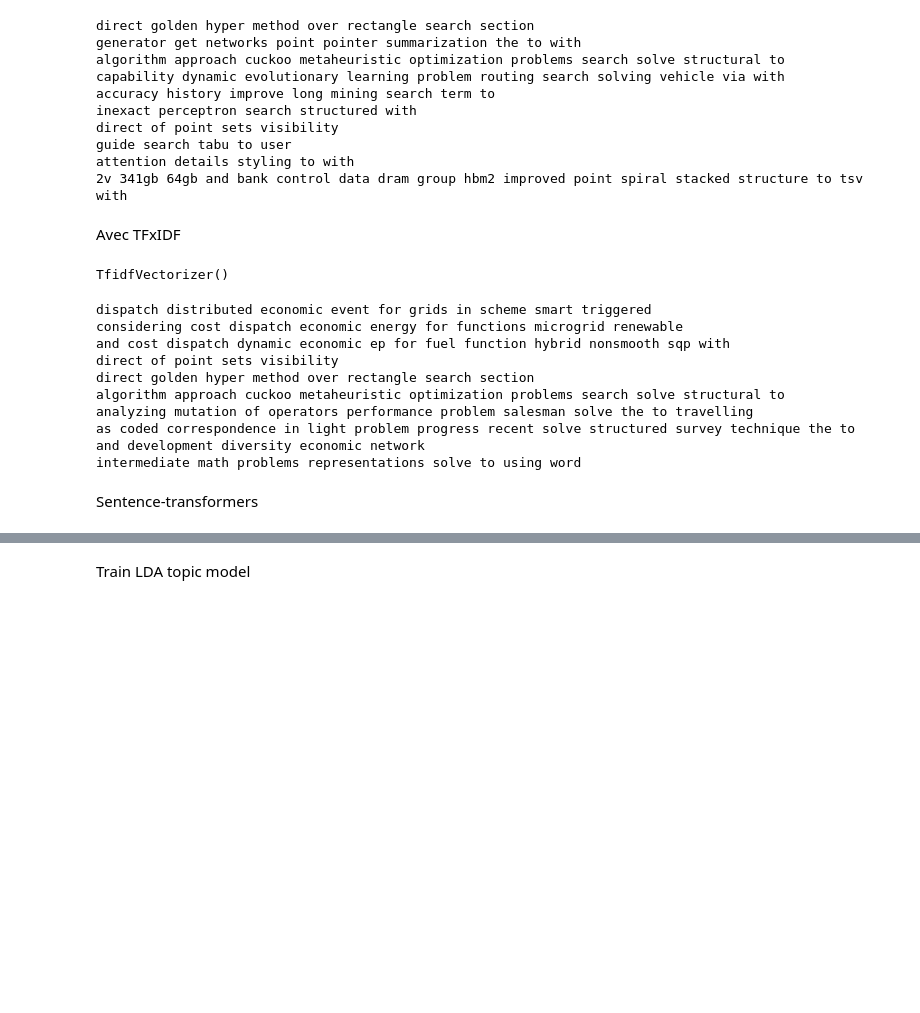
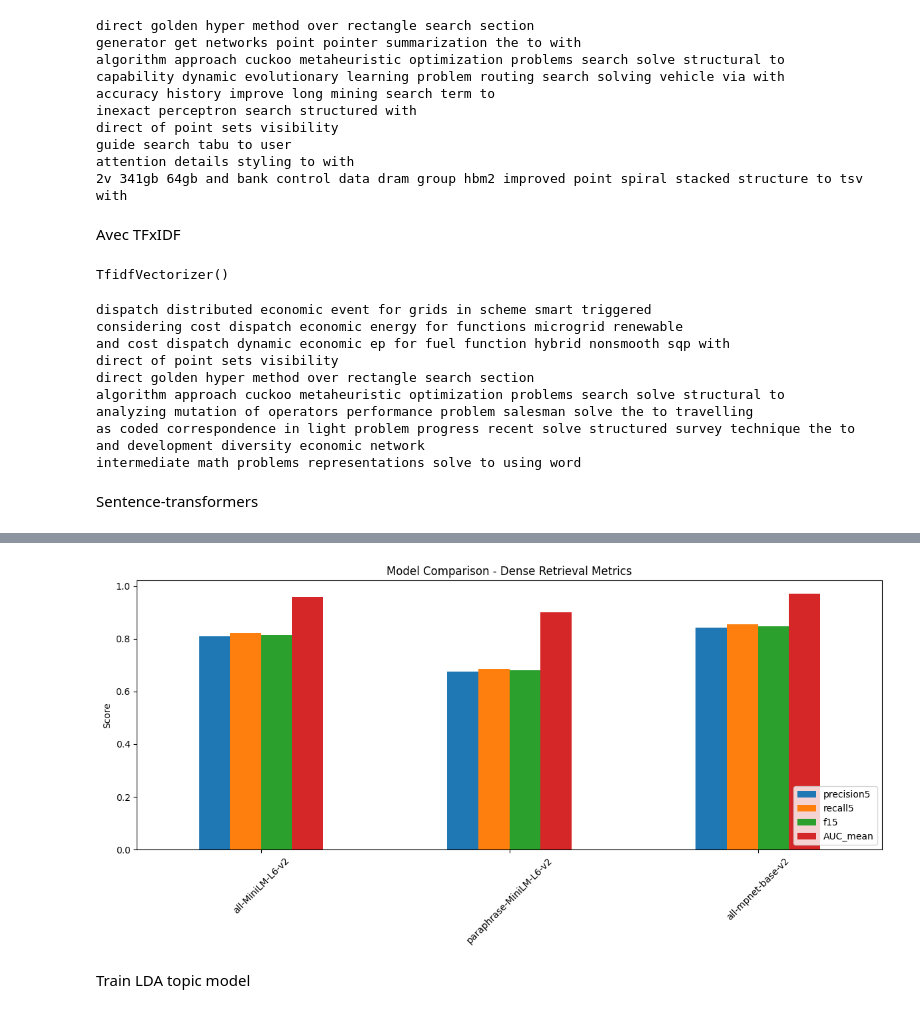
Before and after one commit to jsilvalavin/BE2, a Jupyter notebook: code.ipynb, the cells around one changed output, grey strips where cells are left out. Saved outputs shown, nothing was run; the diff lists cells and outputs as text; code cells hidden in the pictures; blank space fills up the shorter version.

Commit message:
embedding models to compare

```diff
--- a/code.ipynb
+++ b/code.ipynb
@@ -380,7 +374,10 @@ cd31ecb3b58d1ec0d8b6e196bddb71dd6a921b6d  (score=0.6070)  →  Economic dispatch
 # %%
 from sklearn.metrics import roc_auc_score
 
-def evaluate_dense_search(qrels, top_k=5):
+def evaluate_dense_search(qrels, corpus_embeddings, query_embeddings, corpus_ids, query_ids, top_k=5):
+    corpus_index = {doc_id: idx for idx, doc_id in enumerate(corpus_ids)}
+    query_index = {q_id: idx for idx, q_id in enumerate(query_ids)}
+
     precisions = []
     recalls = []
     f1s = []
@@ -449,8 +446,3 @@ def evaluate_dense_search(qrels, top_k=5):
         "AUC_mean": np.mean(aucs) if aucs else 0.0
     }
     return results
-
-metrics_dense = evaluate_dense_search(qrels, top_k=5)
-print("Dense search results (SentenceTransformer):")
-for k, v in metrics_dense.items():
-    print(f"{k} : {v:.4f}")
@@ -462,0 +449,25 @@ AUC_mean : 0.9595
+# %%
+# Evaluate and compare all models
+comparison_results = {}
+
+for model_name, data in embeddings_data.items():
+    print(f"Evaluating {model_name}...")
+    metrics = evaluate_dense_search(
+        qrels,
+        data['corpus_embeddings'],
+        data['query_embeddings'],
+        data['corpus_ids'],
+        data['query_ids'],
+        top_k=5
+    )
+    comparison_results[model_name] = metrics
+    print(f"Results for {model_name}:")
+    for k, v in metrics.items():
+        print(f"  {k}: {v:.4f}")
+    print()
+
+# Display comparison table
+import pandas as pd
+df_comparison = pd.DataFrame.from_dict(comparison_results, orient='index')
+print("Comparison of models:")
+display(df_comparison)
@@ -463,3 +496,14 @@ AUC_mean : 0.9595
+# %%
+# Visualize comparison
+df_comparison.plot(kind='bar', figsize=(12, 6))
+plt.title('Model Comparison - Dense Retrieval Metrics')
+plt.ylabel('Score')
+plt.xticks(rotation=45)
+plt.legend(loc='lower right')
+plt.tight_layout()
+plt.show()
+# %% [output]
+[figure, added]
 # %% [markdown]
 Train LDA topic model
 # %%
```
Also changed, not shown: parts of 14 cells of this notebook, 1 other file.
